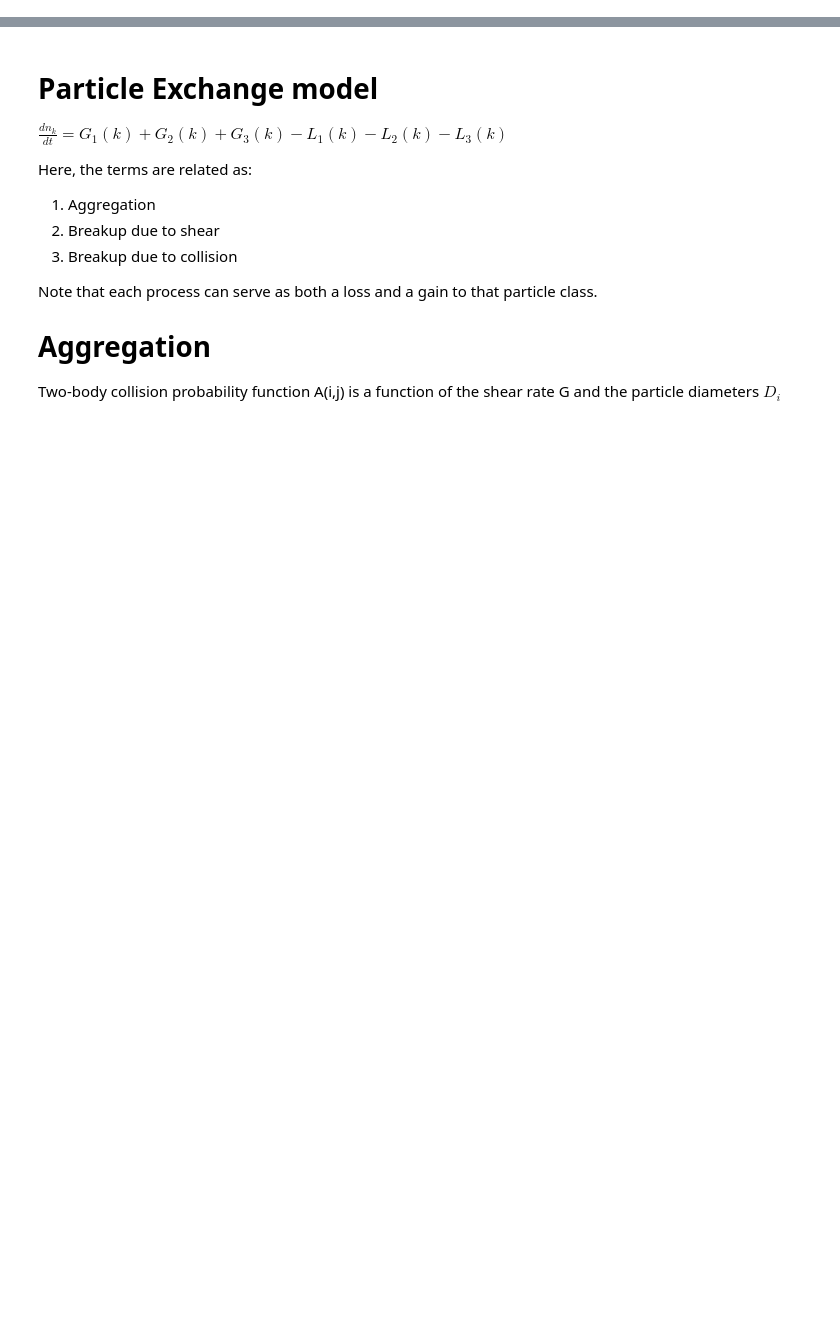
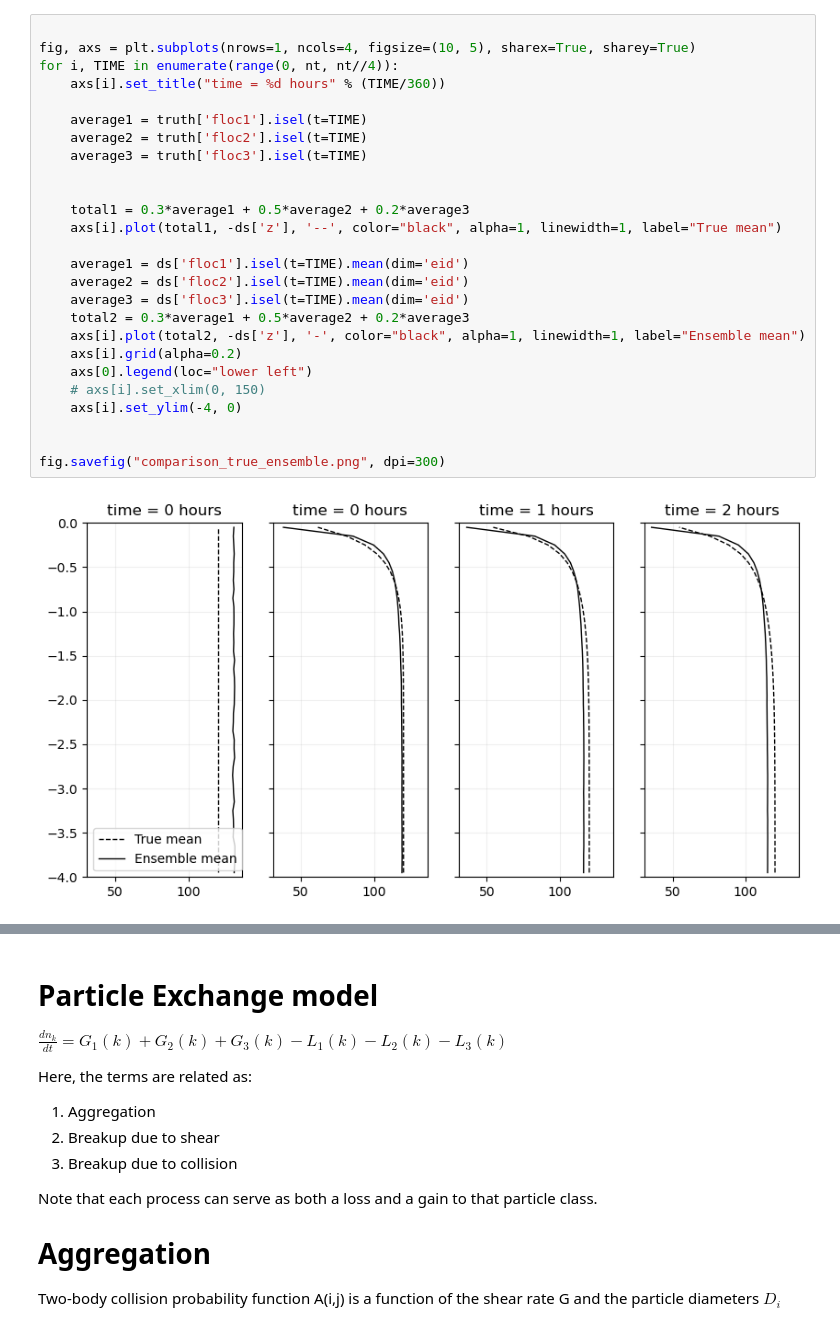
Before and after one commit to sienna-white/enkf_sediment, a Jupyter notebook: experimenting_sed.ipynb, the cells around one changed output, grey strips where cells are left out. Drawn from its saved outputs; the diff is of its cells as text; blank space fills up the shorter version.

```diff
--- a/experimenting_sed.ipynb
+++ b/experimenting_sed.ipynb
@@ -114,0 +142,28 @@ for TIME in range(0, nt, nt//10):
+# %%
+
+fig, axs = plt.subplots(nrows=1, ncols=4, figsize=(10, 5), sharex=True, sharey=True)
+for i, TIME in enumerate(range(0, nt, nt//4)):
+    axs[i].set_title("time = %d hours" % (TIME/360))
+
+    average1 = truth['floc1'].isel(t=TIME)
+    average2 = truth['floc2'].isel(t=TIME)
+    average3 = truth['floc3'].isel(t=TIME)
+
+
+    total1 = 0.3*average1 + 0.5*average2 + 0.2*average3
+    axs[i].plot(total1, -ds['z'], '--', color="black", alpha=1, linewidth=1, label="True mean")
+
+    average1 = ds['floc1'].isel(t=TIME).mean(dim='eid')
+    average2 = ds['floc2'].isel(t=TIME).mean(dim='eid')
+    average3 = ds['floc3'].isel(t=TIME).mean(dim='eid')
+    total2 = 0.3*average1 + 0.5*average2 + 0.2*average3
+    axs[i].plot(total2, -ds['z'], '-', color="black", alpha=1, linewidth=1, label="Ensemble mean")
+    axs[i].grid(alpha=0.2)
+    axs[0].legend(loc="lower left")
+    # axs[i].set_xlim(0, 150)
+    axs[i].set_ylim(-4, 0)
+
+
+fig.savefig("comparison_true_ensemble.png", dpi=300)
+# %% [output]
+[figure, added]
```
Also changed, not shown: parts of 10 cells of this notebook, 8 other files.
